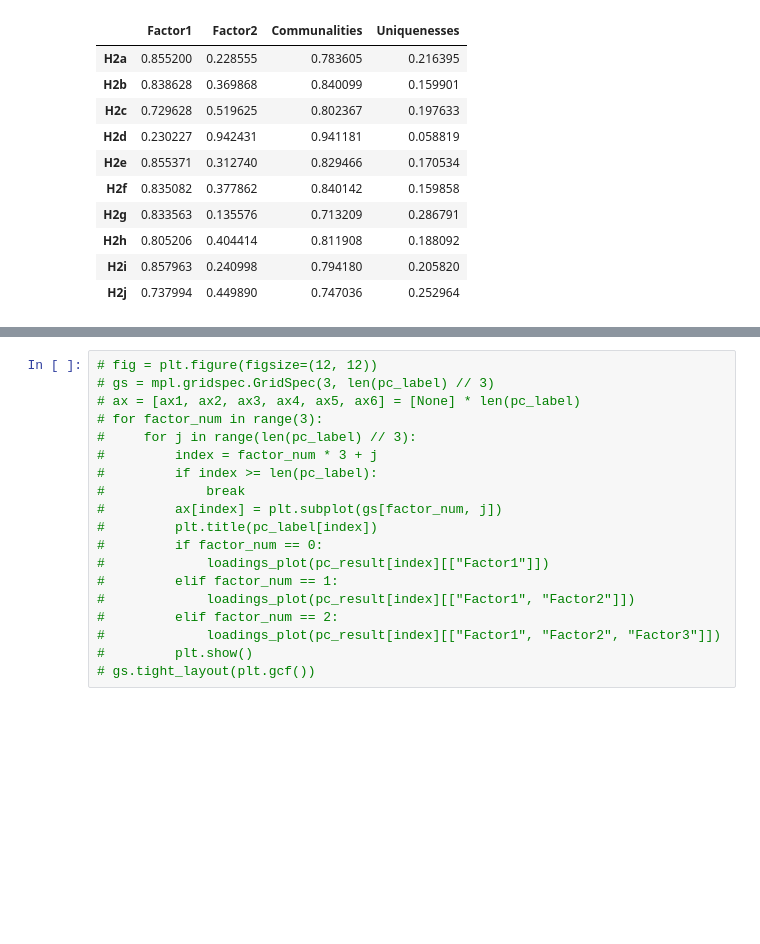
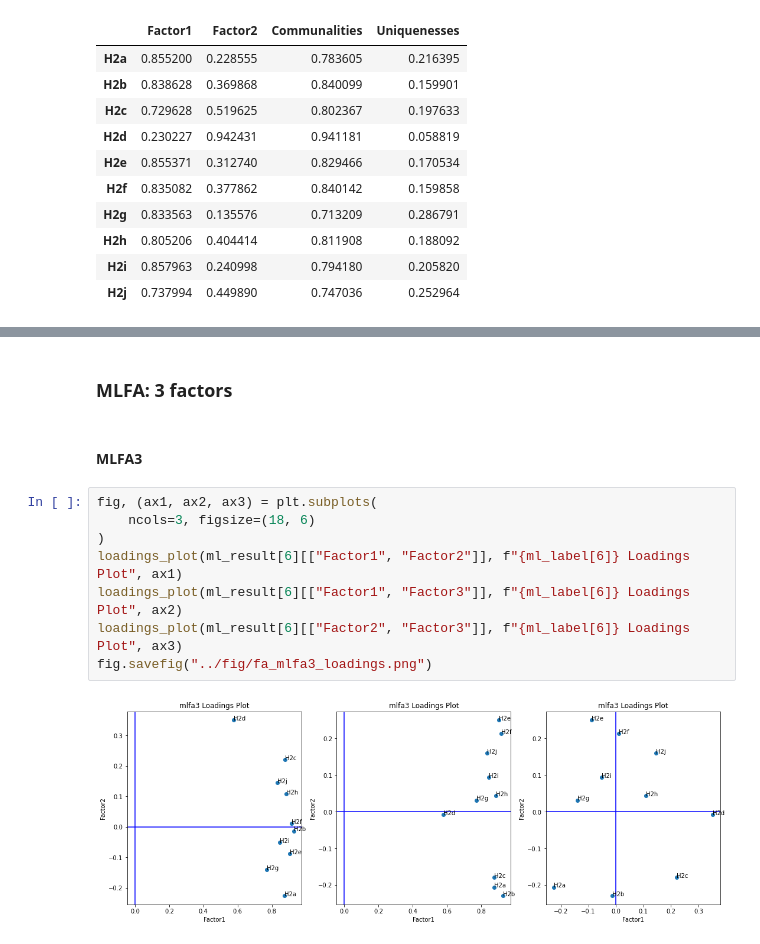
Before and after one commit to lihanwen1017769643/stat4799, a Jupyter notebook: py/4_FA.ipynb, the cells around one changed output, grey strips where cells are left out. Drawn from its saved outputs; the diff is of its cells as text; blank space fills up the shorter version.

```diff
--- a/py/4_FA.ipynb
+++ b/py/4_FA.ipynb
@@ -199,19 +251,14 @@ loadings_plot(ml_result[5][["Factor1", "Factor2"]], f"{ml_label[5]} Loadings Plo
-# %%
-# fig = plt.figure(figsize=(12, 12))
-# gs = mpl.gridspec.GridSpec(3, len(pc_label) // 3)
-# ax = [ax1, ax2, ax3, ax4, ax5, ax6] = [None] * len(pc_label)
-# for factor_num in range(3):
-#     for j in range(len(pc_label) // 3):
-#         index = factor_num * 3 + j
-#         if index >= len(pc_label):
-#             break
-#         ax[index] = plt.subplot(gs[factor_num, j])
-#         plt.title(pc_label[index])
-#         if factor_num == 0:
-#             loadings_plot(pc_result[index][["Factor1"]])
-#         elif factor_num == 1:
-#             loadings_plot(pc_result[index][["Factor1", "Factor2"]])
-#         elif factor_num == 2:
-#             loadings_plot(pc_result[index][["Factor1", "Factor2", "Factor3"]])
-#         plt.show()
-# gs.tight_layout(plt.gcf())
+# %% [markdown]
+### MLFA: 3 factors
+# %% [markdown]
+#### MLFA3
+# %%
+fig, (ax1, ax2, ax3) = plt.subplots(
+    ncols=3, figsize=(18, 6)
+)
+loadings_plot(ml_result[6][["Factor1", "Factor2"]], f"{ml_label[6]} Loadings Plot", ax1)
+loadings_plot(ml_result[6][["Factor1", "Factor3"]], f"{ml_label[6]} Loadings Plot", ax2)
+loadings_plot(ml_result[6][["Factor2", "Factor3"]], f"{ml_label[6]} Loadings Plot", ax3)
+fig.savefig("../fig/fa_mlfa3_loadings.png")
+# %% [output]
+[figure, added]
```
Also changed, not shown: parts of 17 cells of this notebook.
